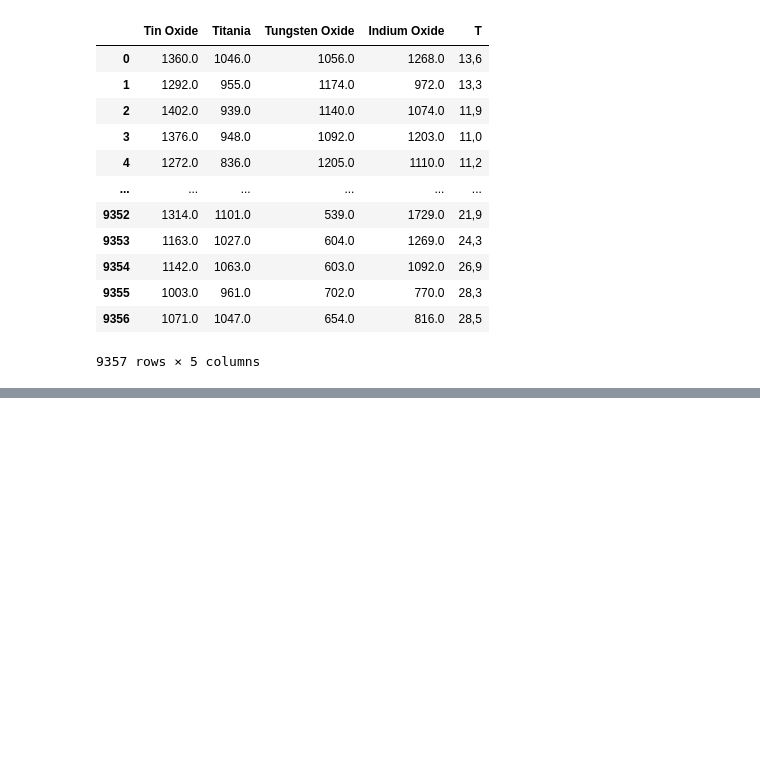
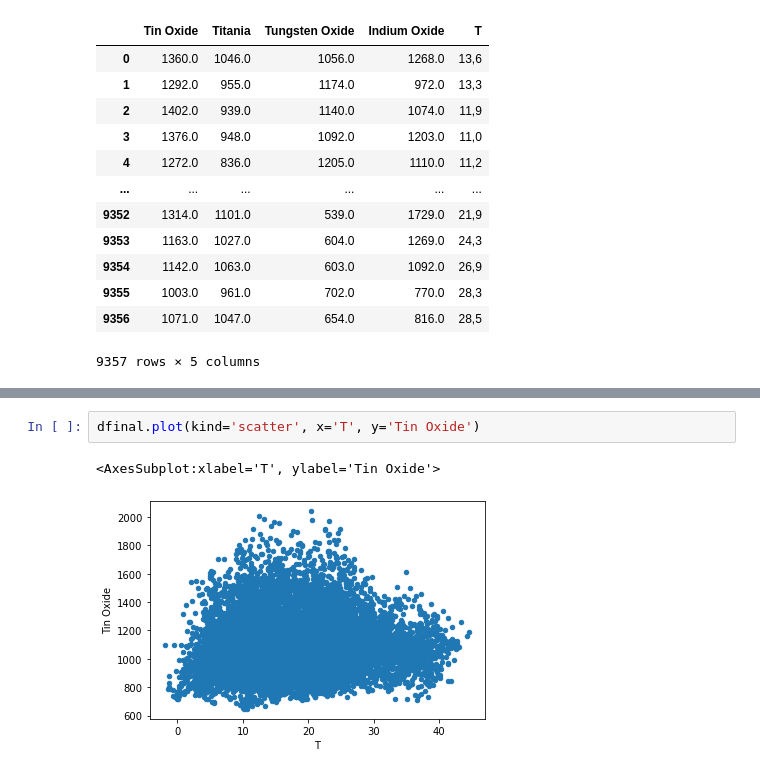
Before and after one commit to data301-2021-summer2/project-group_4997, a Jupyter notebook: analysis/person1/Milestone2.ipynb, the cells around one changed output, grey strips where cells are left out. Cells and saved outputs as stored; diff of their text form; blank space fills up the shorter version.

```diff
--- a/analysis/person1/Milestone2.ipynb
+++ b/analysis/person1/Milestone2.ipynb
@@ -170,0 +202,5 @@ sns.pairplot(df)
+# %%
+dfinal.plot(kind='scatter', x='T', y='Tin Oxide')
+# %% [output]
+<AxesSubplot:xlabel='T', ylabel='Tin Oxide'>
+[figure, added]
```
Also changed, not shown: parts of 18 cells of this notebook, 6 other files.
